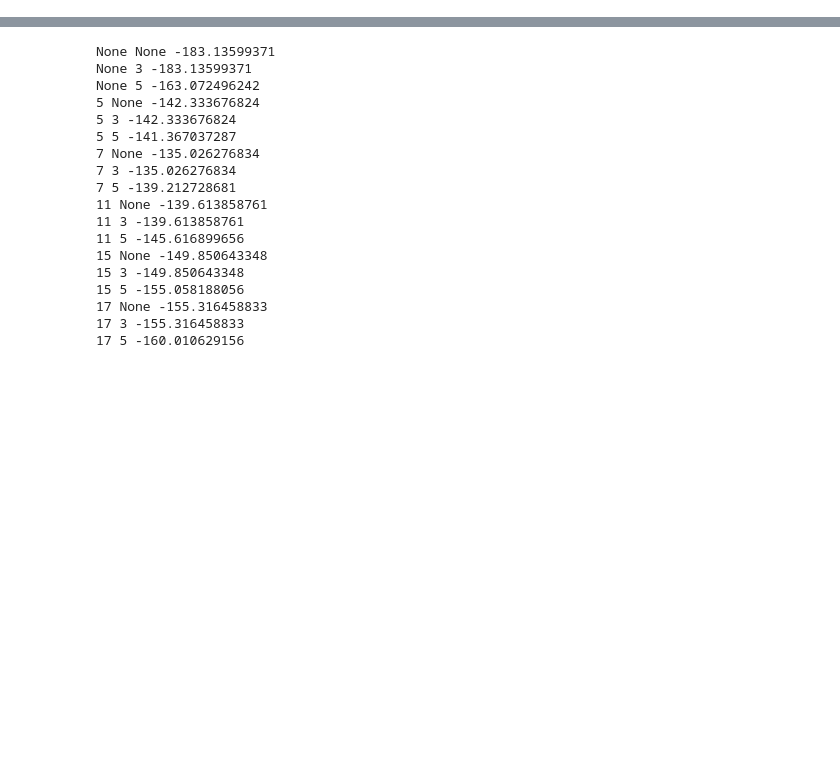
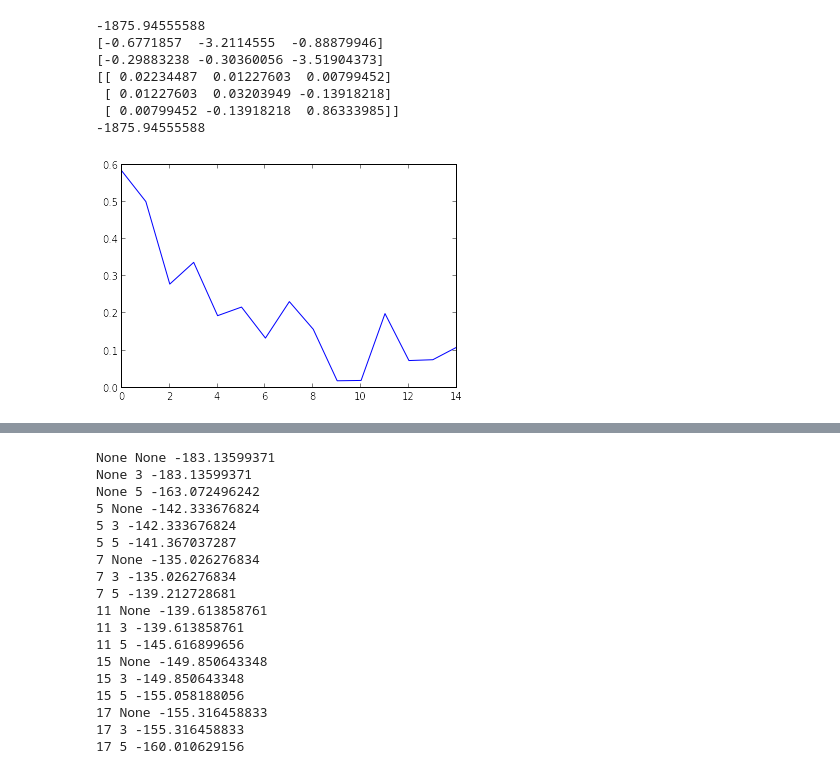
Before and after one commit to davmre/sigvisa, a Jupyter notebook: notebooks/eval_birth_moves.ipynb, the cells around one changed output, grey strips where cells are left out. Cells and saved outputs as stored; diff of their text form; code cells hidden in the pictures; blank space fills up the shorter version.

```diff
--- a/notebooks/eval_birth_moves.ipynb
+++ b/notebooks/eval_birth_moves.ipynb
@@ -34,0 +87,30 @@ def do_plot(wn, ax=None):
+# %%
+seed=21
+nm_type='l1'
+
+srate=1.0
+wave, templates = sample_template(seed=seed, hardcoded=False, nm_type=nm_type, n_templates=1, srate=srate)
+tvals = dict([(k, n.get_value()) for (k, n) in templates[0].items()])
+
+sg = SigvisaGraph(template_model_type="dummy", template_shape="lin_polyexp",
+                              wiggle_model_type="dummy", wiggle_family="dummy",
+                              phases="leb", nm_type = nm_type, wiggle_len_s = 60.0)
+wn = sg.add_wave(wave)
+
+tg = sg.template_generator('UA')
+tg.hack_force_mean = np.log(wn.nm.c * 10)
+
+vals, lp, debug_info = optimizing_birth_proposal(sg, wn, fix_result=tvals, return_debug=True)
+
+signal_diff_pos = debug_info['signal_diff_pos']
+cdf2  = debug_info['cdf2']
+peak_cdf = debug_info['peak_cdf']
+fitting_window = debug_info['fitting_window']
+atime_proposal_lp = debug_info['atime_proposal_lp']
+peak_time_proposal_lp = debug_info['peak_time_proposal_lp']
+proposal_lp = debug_info['proposal_lp']
+proposal_mean = debug_info['proposal_mean']
+proposal_prec = debug_info['proposal_prec']
+lik_grad = debug_info['lik_grad']
+
+print lp
@@ -34,0 +139,22 @@ def do_plot(wn, ax=None):
+# %%
+plot(fitting_window)
+print proposal_lp
+sample = np.array([vals['coda_height'], vals['peak_decay'], vals['coda_decay']])
+print sample
+print proposal_mean
+cov = np.linalg.inv(proposal_prec)
+print cov
+
+# sanity check on gaussian density calculation
+rv = scipy.stats.multivariate_normal(proposal_mean, cov)
+lp = rv.logpdf(sample)
+print lp
+# %% [output]
+-1875.94555588
+[-0.6771857  -3.2114555  -0.88879946]
+[-0.29883238 -0.30360056 -3.51904373]
+[[ 0.02234487  0.01227603  0.00799452]
+ [ 0.01227603  0.03203949 -0.13918218]
+ [ 0.00799452 -0.13918218  0.86333985]]
+-1875.94555588
+[figure, added]
```
Also changed, not shown: parts of 25 cells of this notebook, 3 other files.
